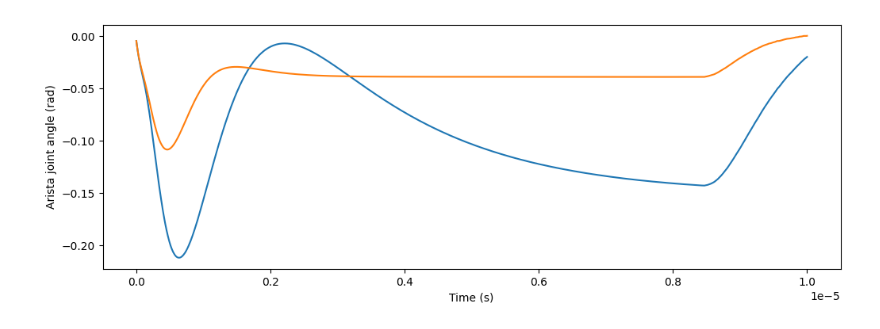
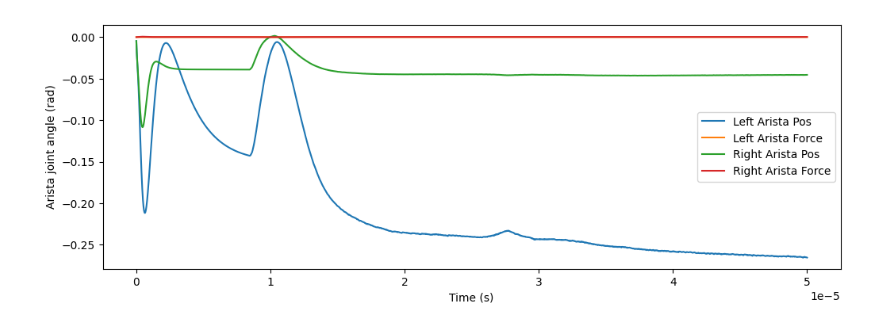
Before and after one commit to Nekoemy/CoBAR_wind_sensing, a Jupyter notebook: test_projet.ipynb, the cells around one changed output. Saved outputs shown, nothing was run; the diff lists cells and outputs as text; code cells hidden in the pictures.

```diff
--- a/test_projet.ipynb
+++ b/test_projet.ipynb
@@ -72,12 +74,32 @@ class AristaNMF(NeuroMechFly):
         self._arista_sensors = []
 
         for side in "LR":
-            arista_sensor = self.model.sensor.add(
+            arista_sensor_joint = self.model.sensor.add(
                 "jointpos", name=f"jointpos_{side}Arista", joint=f"joint_{side}Arista"
             )
-            self._arista_sensors.append(arista_sensor)
+            arista_sensor_torque = self.model.sensor.add(
+                "jointactuatorfrc", name=f"jointactuatorfrc_{side}Arista", joint=f"joint_{side}Arista"
+            )
+
+            self._arista_sensors.append(arista_sensor_joint)
+            self._arista_sensors.append(arista_sensor_torque)
 
         return super()._add_joint_sensors()
+
+    # def _add_force_sensors(self):
+    #     self._arista_sensors = []
+
+    #     for side in "LR":
+    #         arista_sensor = self.model.sensor.add(
+    #             "jointactuatorfrc",
+    #             name=f"force_{side}Arista",
+    #             actuator=f"actuator_torque_{side}Arista",
+    #         )
+
+    #         self._arista_sensors.append(arista_sensor)
+
+    #    return super()._add_force_sensors()
+
 
     def get_observation(self):
         obs = super().get_observation()
@@ -98,15 +122,12 @@ for leg in preprogrammed_steps.legs:
     # fly is standing
     leg_action.extend(preprogrammed_steps.get_joint_angles(leg, 0.0))
 # %%
-from flygym.mujoco.examples.common import PreprogrammedSteps
-import numpy as np
+obs_list = []
 
-obs_list = []
-#render_camera="Animat/camera_front_zoomin"
 arista_nmf = AristaNMF(
-    Parameters(render_playspeed=1), arena = WindArena()
+    Parameters(render_camera="Animat/camera_front_zoomin", render_playspeed=0.1), arena = WindArena(), init_pose="stretch"
 )
-run_time = 0.1
+run_time = 0.5
 target_num_steps = int(run_time / arista_nmf.timestep)
 action = {"joints": leg_action}
 
@@ -117,6 +138,7 @@ for i in range(target_num_steps):
     obs, reward, terminated, truncated, info = arista_nmf.step(action)
     obs_list.append(obs)
 
+
     arista_nmf.render()
 
 arista_nmf.save_video("arista.mp4", 0)
@@ -128,13 +168,12 @@ Video("./arista.mp4")
 # %%
-import matplotlib.pyplot as plt
-
 arista_joint = np.array([obs["arista_joint_pos"] for obs in obs_list])
 time = np.linspace(0, run_time, target_num_steps) * arista_nmf.timestep
 plt.figure(figsize=(12, 4))
 
 plt.plot(time, arista_joint)
+plt.legend(["Left Arista Pos", "Left Arista Force","Right Arista Pos", "Right Arista Force"])
 plt.xlabel("Time (s)")
 plt.ylabel("Arista joint angle (rad)")
 plt.show()
 # %% [output]
-[figure, old version]
+[figure, new version]
```
Also changed, not shown: parts of 9 cells of this notebook, 1 other file.
